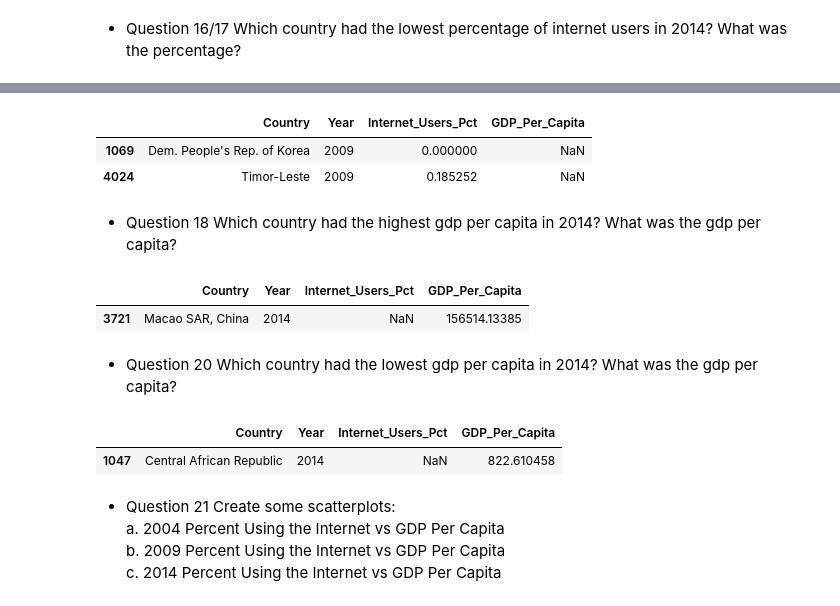
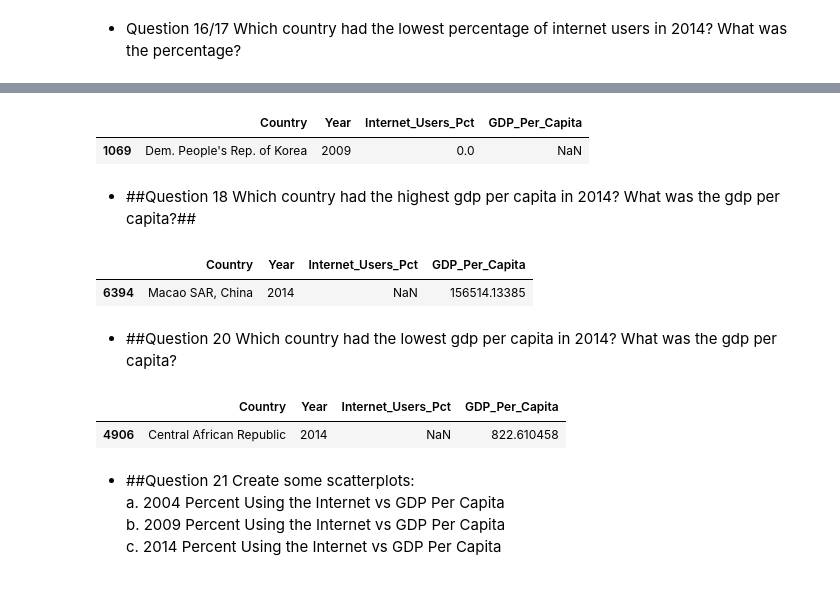
Before and after one commit to NSS-Full-Time-Data-Analytics-7/gdp-and-internet-usage-LaurenDellaRusso, a Jupyter notebook: notebooks/UN _data.ipynb, the cells around one changed output, grey strips where cells are left out. Cells and saved outputs as stored; diff of their text form; code cells hidden in the pictures.

```diff
--- a/notebooks/UN _data.ipynb
+++ b/notebooks/UN _data.ipynb
@@ -209,7 +207,7 @@ internet_df
 # %% [markdown]
  - Question 10  Merge the two DataFrames to one. Merge **all rows** from each of the two DataFrames. Call the new DataFrame `gdp_and_internet_use`.
 # %%
-gdp_and_internet_use = pd.concat([internet_df, gdp_df])
+gdp_and_internet_use=pd.merge(internet_df, gdp_df, on = ['Country', 'Year'], how = 'outer')
 gdp_and_internet_use
 # %% [output]
 |  | Country | Year | Internet_Users_Pct | GDP_Per_Capita |
@@ -354,25 +350,24 @@ year04_df.sort_values(by = 'Internet_Users_Pct', ascending = True).head(2)
 # %%
-year09_df.sort_values(by = 'Internet_Users_Pct', ascending = True).head(2)
+year09_df.sort_values(by = 'Internet_Users_Pct', ascending = True).head(1)
 # %% [output]
 |  | Country | Year | Internet_Users_Pct | GDP_Per_Capita |
-| 1069 | Dem. People's Rep. of Korea | 2009 | 0.000000 | NaN |
-| 4024 | Timor-Leste | 2009 | 0.185252 | NaN |
+| 1069 | Dem. People's Rep. of Korea | 2009 | 0.0 | NaN |
 # %% [markdown]
- - Question 18 	Which country had the highest gdp per capita in 2014? What was the gdp per capita?
+ - ##Question 18	Which country had the highest gdp per capita in 2014? What was the gdp per capita?##
 # %%
 year14_df.sort_values(by = 'GDP_Per_Capita', ascending = False).head(1)
 # %% [output]
 |  | Country | Year | Internet_Users_Pct | GDP_Per_Capita |
-| 3721 | Macao SAR, China | 2014 | NaN | 156514.13385 |
+| 6394 | Macao SAR, China | 2014 | NaN | 156514.13385 |
 # %% [markdown]
- - Question 20  	Which country had the lowest gdp per capita in 2014? What was the gdp per capita?
+ - ##Question 20  	Which country had the lowest gdp per capita in 2014? What was the gdp per capita?
 # %%
 year14_df.sort_values(by = 'GDP_Per_Capita', ascending = True).head(1)
 # %% [output]
 |  | Country | Year | Internet_Users_Pct | GDP_Per_Capita |
-| 1047 | Central African Republic | 2014 | NaN | 822.610458 |
+| 4906 | Central African Republic | 2014 | NaN | 822.610458 |
 # %% [markdown]
- - Question 21  	Create some scatterplots:
+ - ##Question 21  	Create some scatterplots:
     a.  2004 Percent Using the Internet vs GDP Per Capita
     b.	2009 Percent Using the Internet vs GDP Per Capita
     c.	2014 Percent Using the Internet vs GDP Per Capita
```
Also changed, not shown: parts of 50 cells of this notebook.
